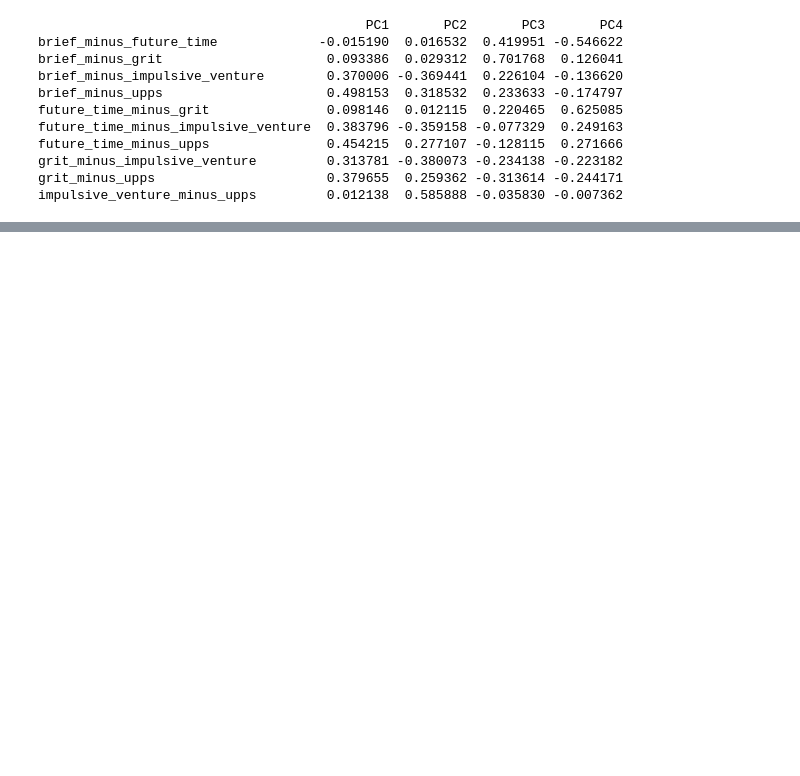
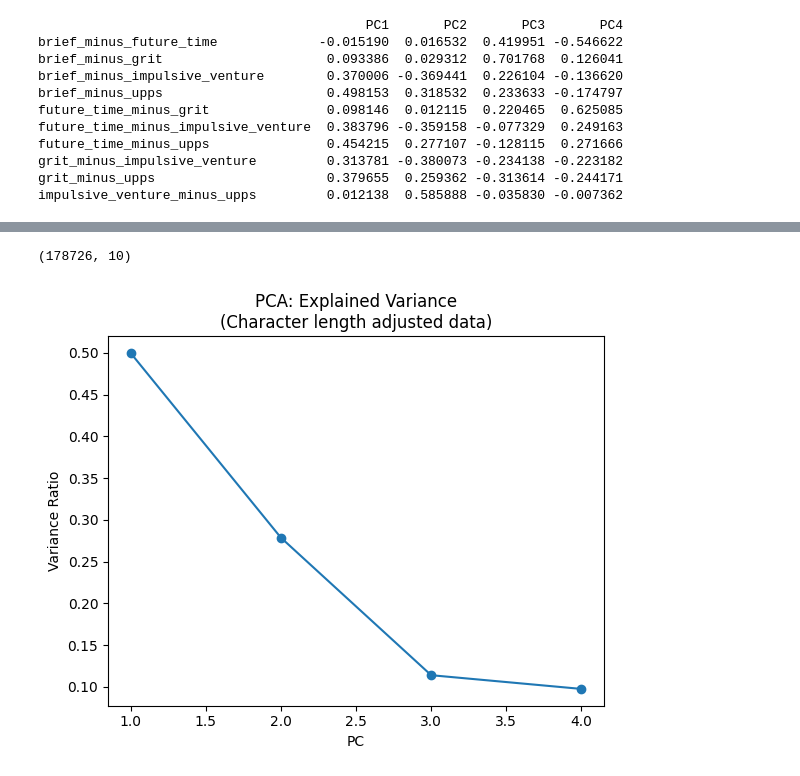
Before and after one commit to jaemonj/survey-medley-code, a Jupyter notebook: analyses/questionnaire_average_multivariate/paired_test_pca.ipynb, the cells around one changed output, grey strips where cells are left out. Drawn from its saved outputs; the diff is of its cells as text; code cells hidden in the pictures; blank space fills up the shorter version.

```diff
--- a/analyses/questionnaire_average_multivariate/paired_test_pca.ipynb
+++ b/analyses/questionnaire_average_multivariate/paired_test_pca.ipynb
@@ -226,0 +212,46 @@ impulsive_venture_minus_upps         0.012138  0.585888 -0.035830 -0.007362
+# %%
+adjusted_contrast_names = list(adjusted_question_tmaps.keys())
+n_contrasts = len(adjusted_contrast_names)
+
+# Initialize matrix V×10
+V = len(mask_idx[0])
+adjusted_vox_by_contrast = np.zeros((V, n_contrasts), dtype=np.float32)
+
+for j, cname in enumerate(adjusted_contrast_names):
+    img = nib.load(str(adjusted_question_tmaps[cname]))
+    data = img.get_fdata()
+    adjusted_vox_by_contrast[:, j] = data[mask_idx]
+
+print(adjusted_vox_by_contrast.shape)
+# %% [output]
+(178726, 10)
+# %%
+# Unscaled PCA
+X_unscaled_adjusted = adjusted_vox_by_contrast.copy()
+
+# -----------------------------
+# Run PCA
+# -----------------------------
+n_components = 4  # adjust as needed
+
+# Unscaled PCA
+pca_unscaled_adjusted = PCA(n_components=n_components)
+scores_unscaled_adjusted = pca_unscaled_adjusted.fit_transform(X_unscaled_adjusted)
+loadings_unscaled_adjusted = pca_unscaled_adjusted.components_
+
+
+# -----------------------------
+# Scree plots
+# -----------------------------
+
+plt.plot(
+    np.arange(1, n_components + 1),
+    pca_unscaled_adjusted.explained_variance_ratio_,
+    'o-',
+)
+plt.title('PCA: Explained Variance\n(Character length adjusted data)')
+plt.xlabel('PC')
+plt.ylabel('Variance Ratio')
+plt.show()
+# %% [output]
+[figure, added]
```
Also changed, not shown: parts of 11 cells of this notebook, 7 other files.
